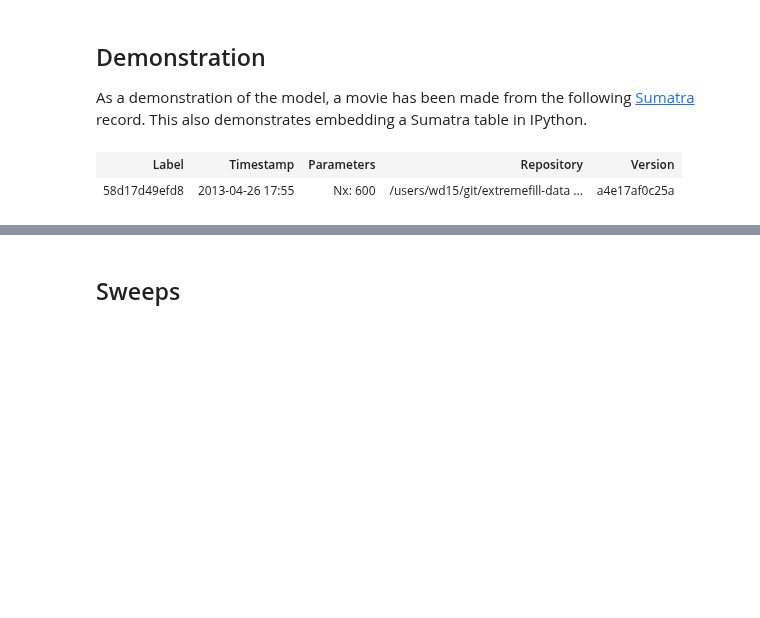
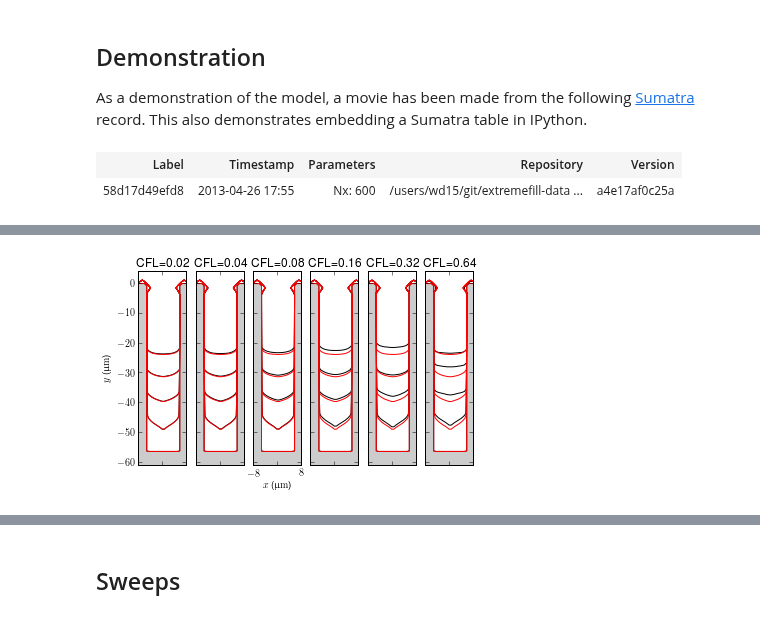
Before and after one commit to wd15/extremefill2D, a Jupyter notebook: extremefill2D.ipynb, the cells around one changed output, grey strips where cells are left out. Drawn from its saved outputs; the diff is of its cells as text; code cells hidden in the pictures; blank space fills up the shorter version.

Commit message:
First extreme fill IPython notebook is ready for conversion.

```diff
--- a/extremefill2D.ipynb
+++ b/extremefill2D.ipynb
@@ -48,9 +36,0 @@ Image(filename='cfl_records.png', embed=True)
-# %%
-from viewer import Records
-from viewer import ContourViewer
-records = Records().by_tag('CFL').by_tag('production')
-baseRecord = records.by_parameter('CFL', 0.01)
-for CFL in (0.02, 0.04, 0.08, 0.16, 0.32, 0.64):
-    otherRecord = records.by_parameter('CFL', CFL)
-    v = ContourViewer(baseRecord, otherRecord)
-    v.plot()
@@ -122,0 +45,12 @@ pl.show()
+# %%
+from multiViewer import MultiViewer
+from smtext import getSMTRecords, CustomHTMLFormatter
+
+records = getSMTRecords(tags=['CFL', 'production'])
+records = [getSMTRecords(records=records, parameters={'CFL' : CFL})[0] for CFL in (0.01, 0.02, 0.04, 0.08, 0.16, 0.32, 0.64)]
+title = [r'CFL={0:1.2f}'.format(r.parameters['CFL']) for r in records[1:]]
+viewer = MultiViewer(records[1:], baseRecords=records[0], title=title)
+viewer.plot(times=(0., 1000., 2000., 3000., 4000.))
+CustomHTMLFormatter(records, fields=['label', 'timestamp', 'parameters', 'repository', 'version', 'duration'], parameters=['CFL']).ipython_table()
+# %% [output]
+[figure, added]
```
Also changed, not shown: parts of 34 cells of this notebook, 2 other files.
